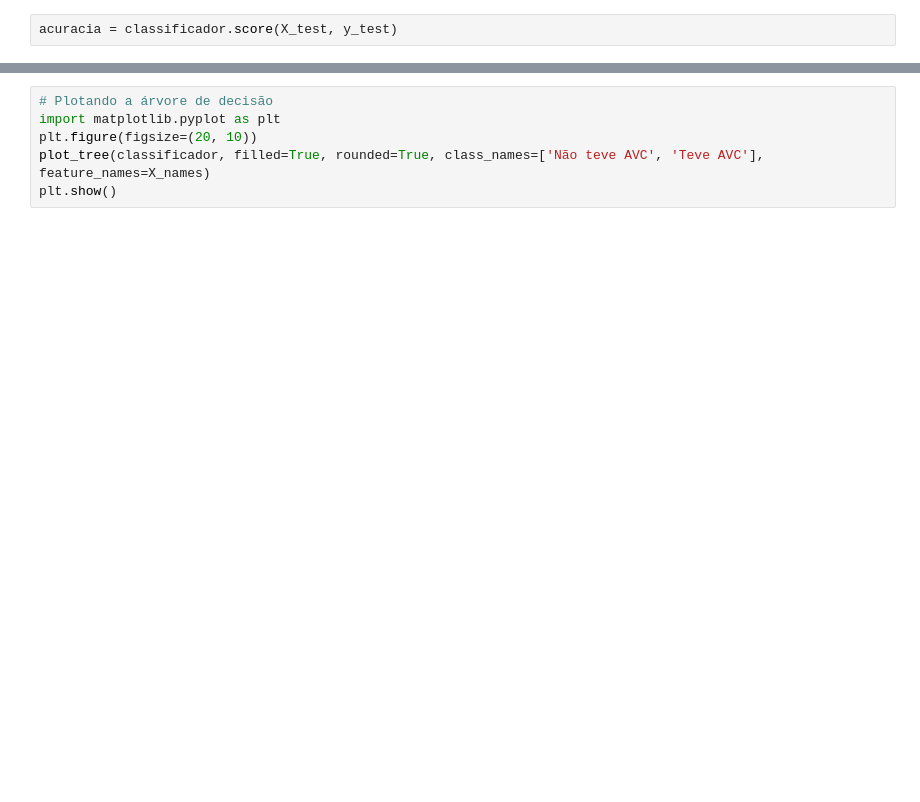
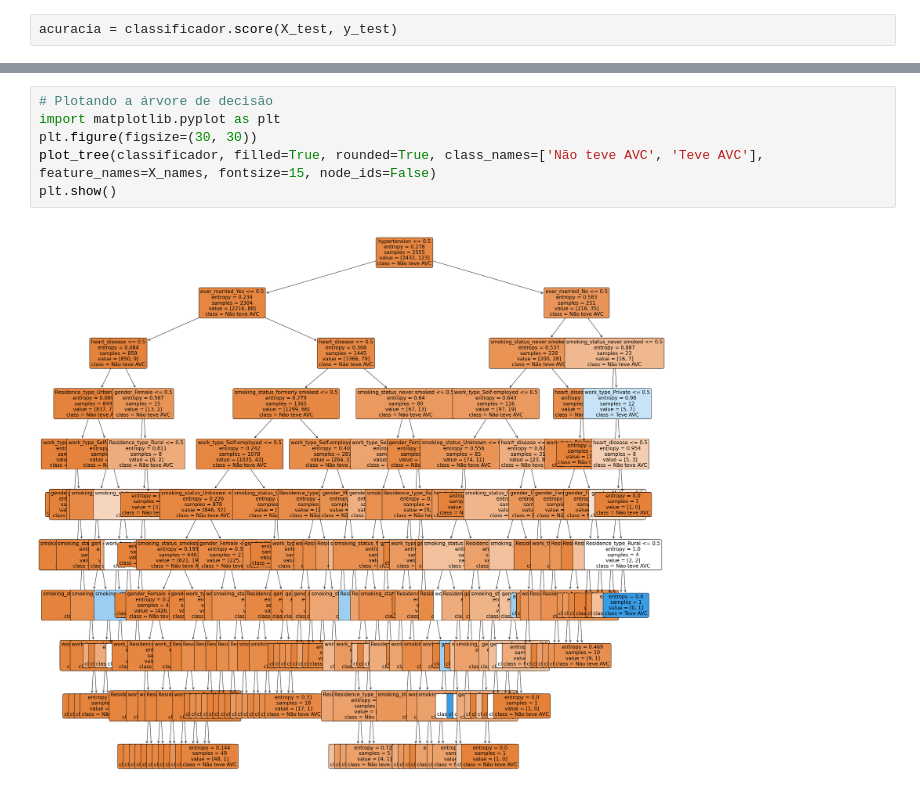
Before and after one commit to thomaschiari/Classificador-Alfa, a Jupyter notebook: demo.ipynb, the cells around one changed output, grey strips where cells are left out. Drawn from its saved outputs; the diff is of its cells as text; blank space fills up the shorter version.

```diff
--- a/demo.ipynb
+++ b/demo.ipynb
@@ -117,6 +167,8 @@ print(f'A acurácia do modelo foi de {acuracia*100:.2f}%')
 # %%
 # Plotando a árvore de decisão
 import matplotlib.pyplot as plt
-plt.figure(figsize=(20, 10))
-plot_tree(classificador, filled=True, rounded=True, class_names=['Não teve AVC', 'Teve AVC'], feature_names=X_names)
+plt.figure(figsize=(30, 30))
+plot_tree(classificador, filled=True, rounded=True, class_names=['Não teve AVC', 'Teve AVC'], feature_names=X_names, fontsize=15, node_ids=False)
 plt.show()
+# %% [output]
+[figure, added]
```
Also changed, not shown: parts of 8 cells of this notebook.
